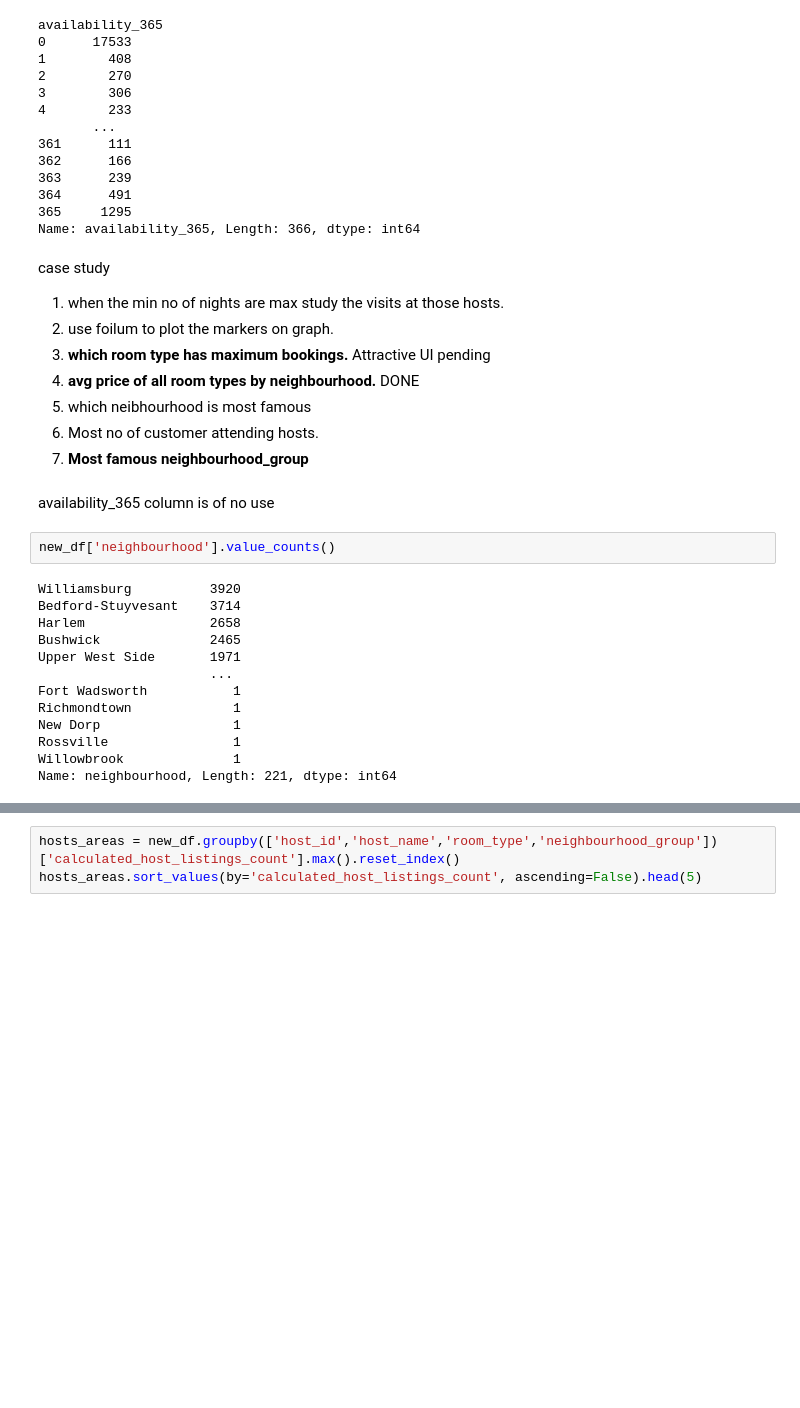
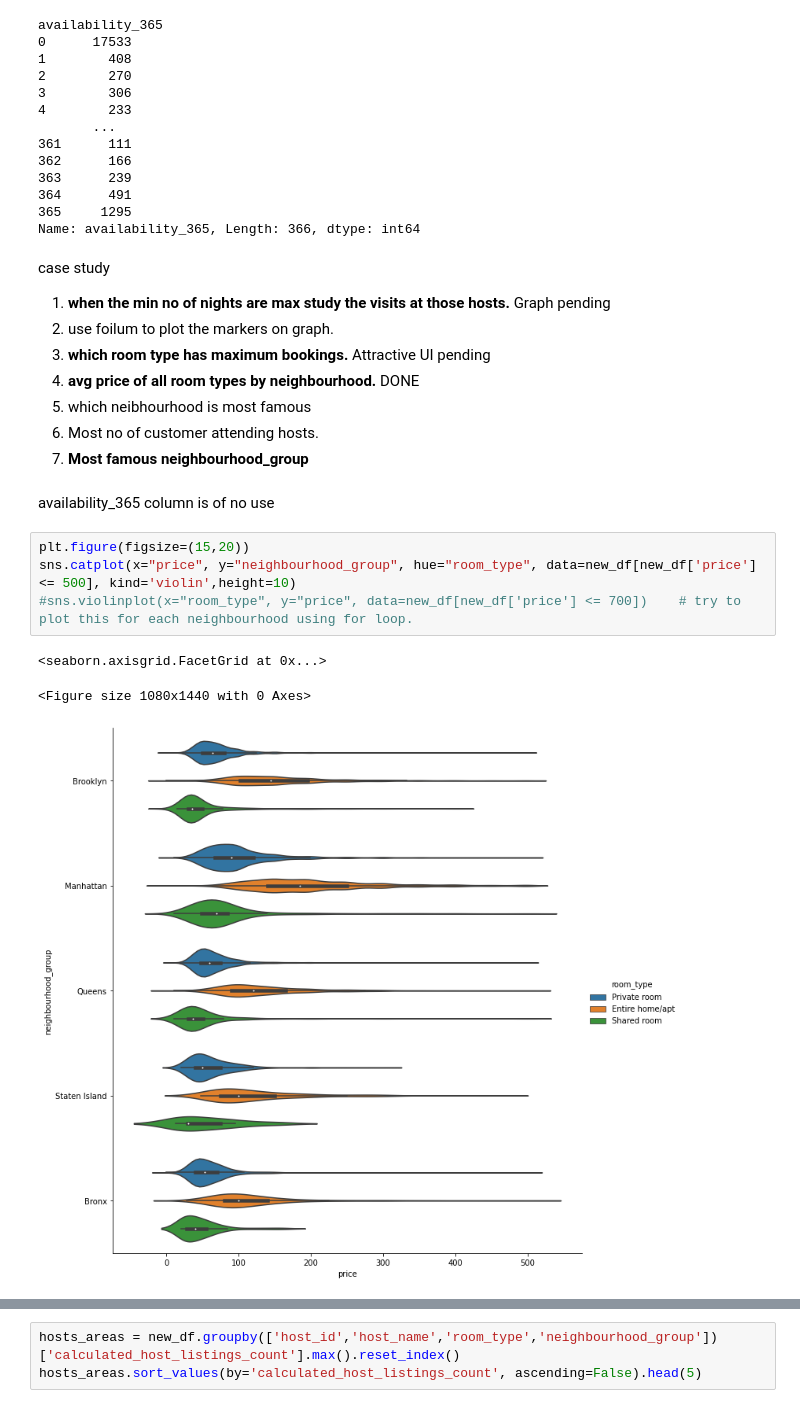
Before and after one commit to GoPlusUltra/Airbnb-2019-dataset-EDA, a Jupyter notebook: EDA_on_Airbnb_2019_Dataset.ipynb, the cells around one changed output, grey strips where cells are left out. Drawn from its saved outputs; the diff is of its cells as text; blank space fills up the shorter version.

Commit message:
Analysis of price as per room type in diff neighborhood group and famous neighborhood done

```diff
--- a/EDA_on_Airbnb_2019_Dataset.ipynb
+++ b/EDA_on_Airbnb_2019_Dataset.ipynb
@@ -222,7 +220,7 @@ availability_365
 Name: availability_365, Length: 366, dtype: int64
 # %% [markdown]
 case study
-1. when the min no of nights are max study the visits at those hosts.
+1. **when the min no of nights are max study the visits at those hosts.**  Graph pending
 2. use foilum to plot the markers on graph.
 3. **which room type has maximum bookings.** Attractive UI pending
 4. **avg price of all room types by neighbourhood.** DONE
@@ -231,18 +229,11 @@ case study
 7. **Most famous neighbourhood_group**
 # %% [markdown]
 availability_365 column is of no use
-# %%
-new_df['neighbourhood'].value_counts()
-# %% [output]
-Williamsburg          3920
-Bedford-Stuyvesant    3714
-Harlem                2658
-Bushwick              2465
-Upper West Side       1971
-                      ...
-Fort Wadsworth           1
-Richmondtown             1
-New Dorp                 1
-Rossville                1
-Willowbrook              1
-Name: neighbourhood, Length: 221, dtype: int64
+# %%
+plt.figure(figsize=(15,20))
+sns.catplot(x="price", y="neighbourhood_group", hue="room_type", data=new_df[new_df['price'] <= 500], kind='violin',height=10)
+#sns.violinplot(x="room_type", y="price", data=new_df[new_df['price'] <= 700])    # try to plot this for each neighbourhood using for loop.
+# %% [output]
+<seaborn.axisgrid.FacetGrid at 0x...>
+<Figure size 1080x1440 with 0 Axes>
+[figure, added]
```
Also changed, not shown: parts of 2 cells of this notebook.
